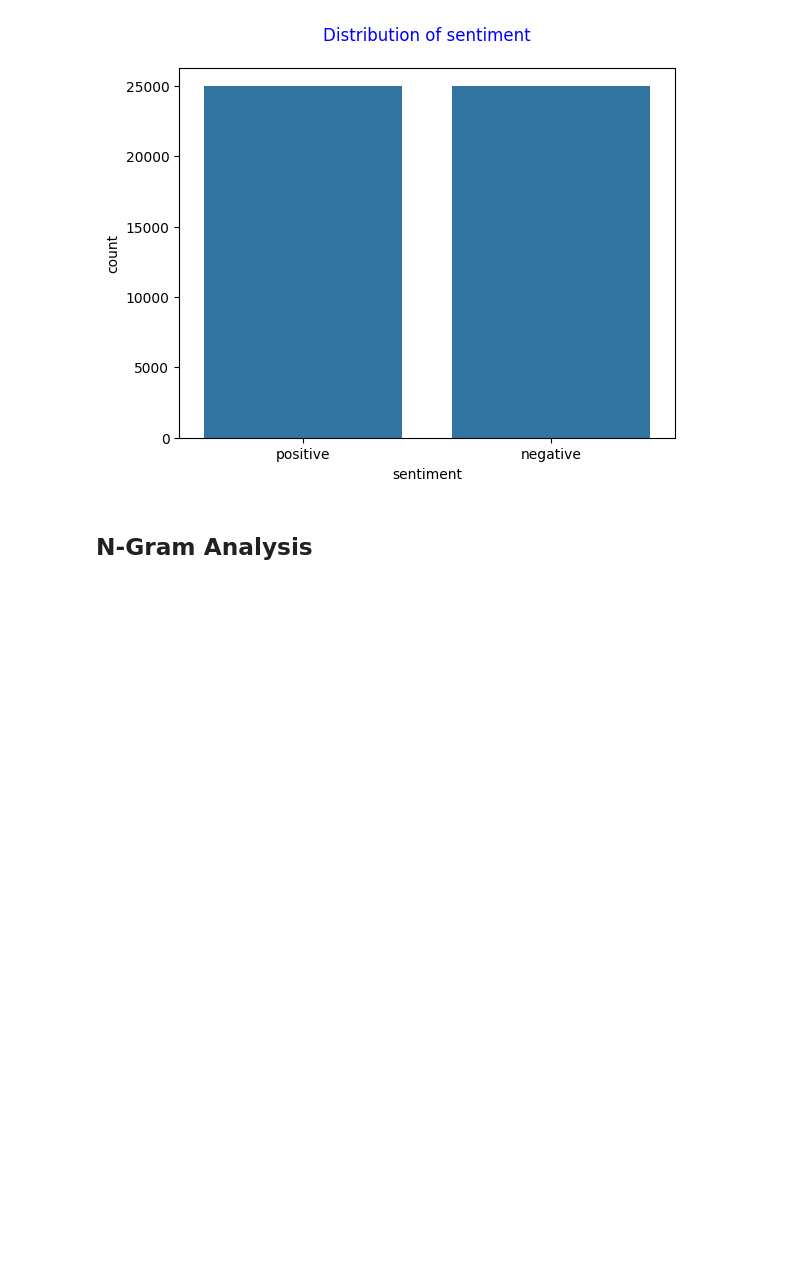
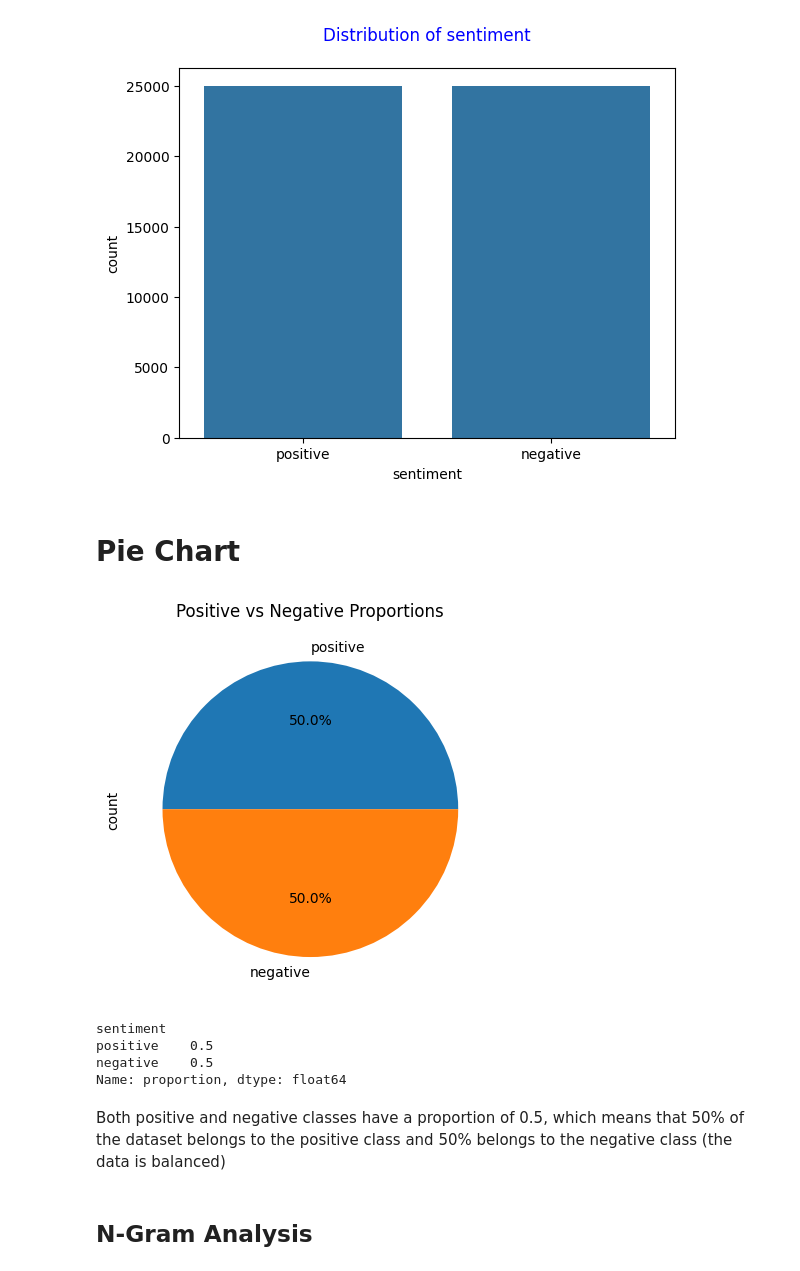
Before and after one commit to joynaomi81/Sentiment-Analysis-Project, a Jupyter notebook: Sentiment_Analysis_Project.ipynb, the cells around one changed output. Saved outputs shown, nothing was run; the diff lists cells and outputs as text; code cells hidden in the pictures; blank space fills up the shorter version.

```diff
--- a/Sentiment_Analysis_Project.ipynb
+++ b/Sentiment_Analysis_Project.ipynb
@@ -236,6 +252,24 @@ plt.title("Distribution of sentiment", color = "blue", pad = 20)
 # %% [output]
 Text(0.5, 1.0, 'Distribution of sentiment')
 [figure]
+# %% [markdown]
+# Pie Chart
+# %%
+data['sentiment'].value_counts().plot(kind='pie', autopct='%1.1f%%')
+plt.title('Positive vs Negative Proportions')
+plt.show()
+# %% [output]
+[figure, added]
+# %%
+# Checking class imbalance
+print(data['sentiment'].value_counts(normalize=True))
+# %% [output]
+sentiment
+positive    0.5
+negative    0.5
+Name: proportion, dtype: float64
+# %% [markdown]
+Both positive and negative classes have a proportion of 0.5, which means that 50% of the dataset belongs to the positive class and 50% belongs to the negative class (the data is balanced)
 # %% [markdown]
 ## **N**-**Gram** **Analysis**
 # %%
```
Also changed, not shown: parts of 37 cells of this notebook.
